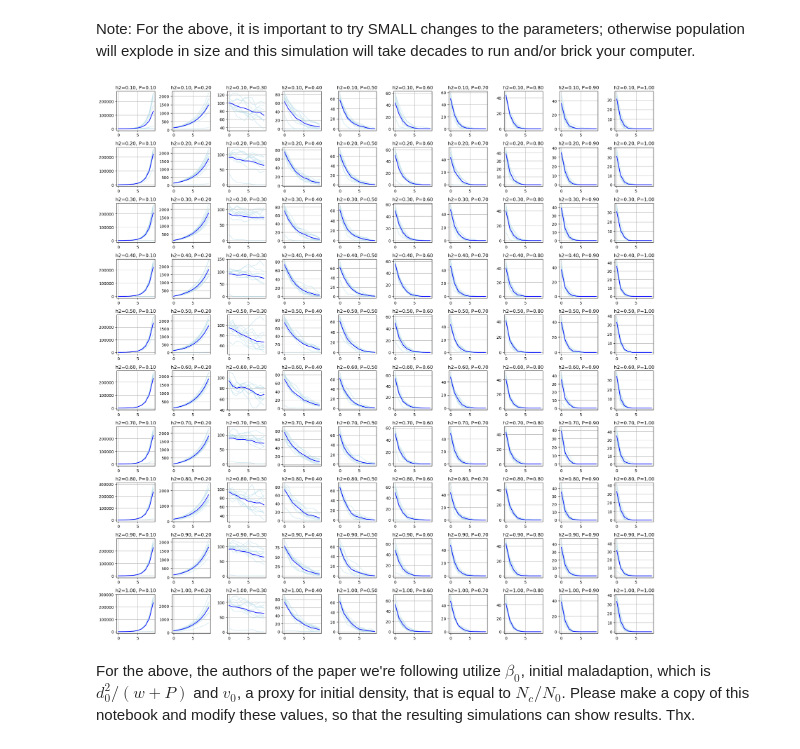
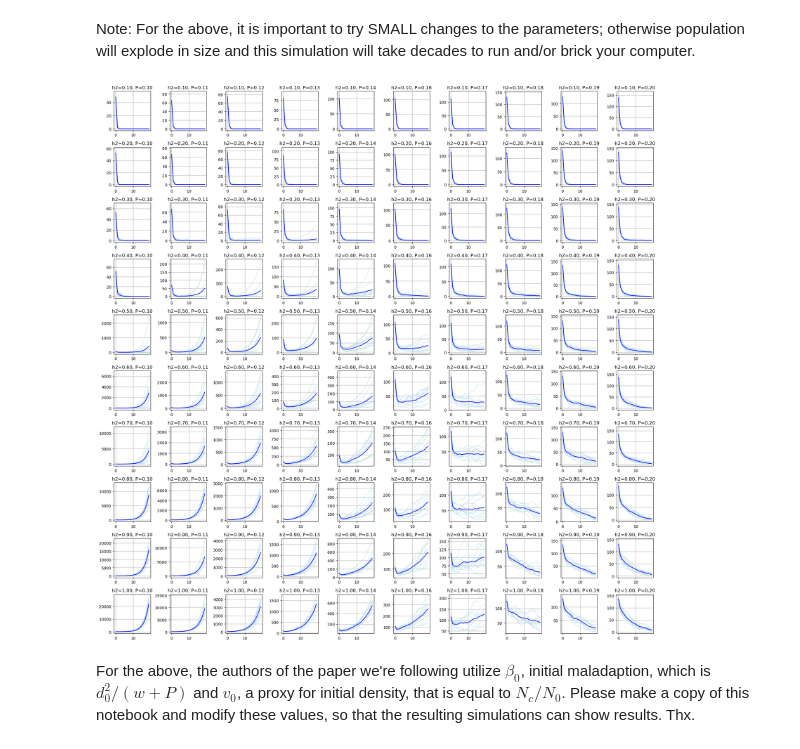
Before and after one commit to jonazhu/extinctionmodeling, a Jupyter notebook: q2_invadingspecies/invader_model.ipynb, the cells around one changed output. Drawn from its saved outputs; the diff is of its cells as text; code cells hidden in the pictures.

```diff
--- a/q2_invadingspecies/invader_model.ipynb
+++ b/q2_invadingspecies/invader_model.ipynb
@@ -404,27 +404,27 @@ Note: For the above, it is important to try SMALL changes to the parameters; oth
 # %%
 #same as simple two-step model, but with various values of P and h2
 h2s = np.linspace(0.1, 1, 10)
-Ps = np.linspace(0.1, 1, 10)
+Ps = np.linspace(0.1, 0.2, 10)
 pops_all = []
 mean_pops_all = []
 for h2 in h2s:
     for P in Ps:
-        pops, mean_pops = quantgen_model(n_init, w_max, w, P, h2, generations=10, n_sims=10)
+        pops, mean_pops = quantgen_model(n_init, w_max, w, P, h2, generations=20, n_sims=10)
         pops_all.append(pops)
         mean_pops_all.append(mean_pops)
 
 #plot all the runs in a grid of 10x10 subplots
 fig, axs = plt.subplots(10, 10, figsize=(20, 20))
 for i, pops in enumerate(pops_all):
     ax = axs[i // 10, i % 10]
     ax.plot(pops.T, color='lightblue', alpha=0.5)
     ax.plot(mean_pops_all[i], color='blue', label='Mean Population Size')
     ax.set_title(f'h2={h2s[i // 10]:.2f}, P={Ps[i % 10]:.2f}')
     ax.grid()
 plt.tight_layout()
 plt.show()
 # %% [output]
-[figure, old version]
+[figure, new version]
 # %% [markdown]
 For the above, the authors of the paper we're following utilize $\beta_0$, initial maladaption, which is $d_0^2 / (w + P)$ and $v_0$, a proxy for initial density, that is equal to $N_c / N_0$. Please make a copy of this notebook and modify these values, so that the resulting simulations can show results. Thx.
 # %% [markdown]
```
